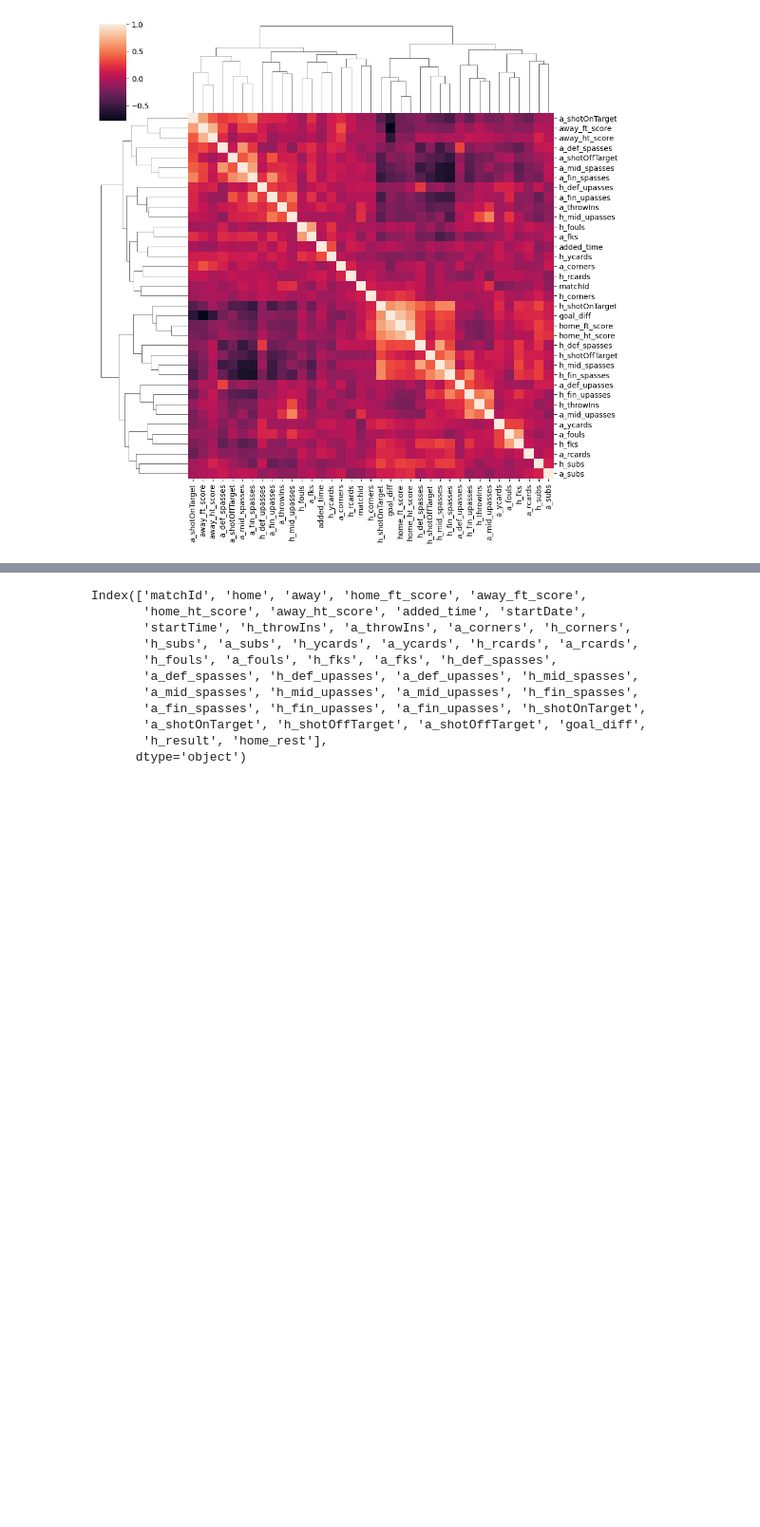
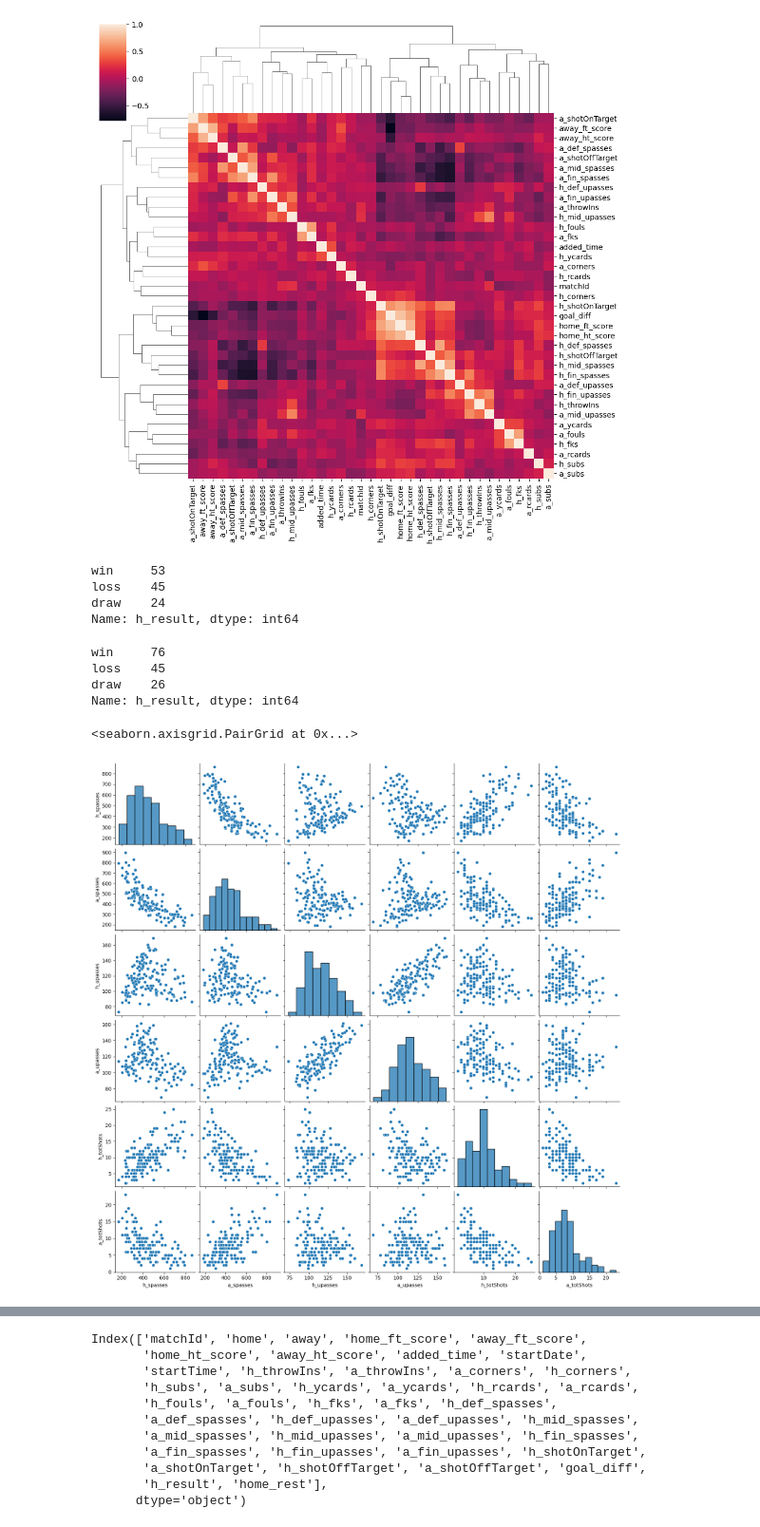
Before and after one commit to anguskhan/SPL_analysis, a Jupyter notebook: analysis.ipynb, the cells around one changed output, grey strips where cells are left out. Shown at 95% size. Saved outputs shown, nothing was run; the diff lists cells and outputs as text; code cells hidden in the pictures; blank space fills up the shorter version.

```diff
--- a/analysis.ipynb
+++ b/analysis.ipynb
@@ -7,7 +7,7 @@ import plotly.express as px
 # %%
 pd.set_option("display.max_columns", None)
 # %%
-df = pd.read_csv("scot_prem_stats.csv", index_col=0)
+df = pd.read_csv("../data/scot_prem_stats.csv", index_col=0)
 # %%
 print(list(df.columns))
 # %% [output]
@@ -423,5 +423,14 @@ colormap = {
 # %%
 df2["h_spasses"] = df2['h_def_spasses'] + df2['h_mid_spasses'] + df2['h_fin_spasses']
 df2["a_spasses"] = df2['a_def_spasses'] + df2['a_mid_spasses'] + df2['a_fin_spasses']
+df2["h_upasses"] = df2['h_def_upasses'] + df2['h_mid_upasses'] + df2['h_fin_upasses']
+df2["a_upasses"] = df2['a_def_upasses'] + df2['a_mid_upasses'] + df2['a_fin_upasses']
 df2["h_totShots"] = df2['h_shotOnTarget'] + df2['h_shotOffTarget']
 df2["a_totShots"] = df2['a_shotOnTarget'] + df2['a_shotOffTarget']
+# %%
+hwins
+# %% [output]
+win     53
+loss    45
+draw    24
+Name: h_result, dtype: int64
@@ -427,0 +441,20 @@ df2["a_totShots"] = df2['a_shotOnTarget'] + df2['a_shotOffTarget']
+# %%
+df2["h_result"].value_counts()
+# %% [output]
+win     76
+loss    45
+draw    26
+Name: h_result, dtype: int64
+# %%
+sns.pairplot(df2[["h_spasses", "a_spasses", "h_upasses", "a_upasses", "h_totShots", "a_totShots"]])
+
+#only the home side or away side have a high rate of successful passes, not both
+
+#home and away successful passess correlate well with the respective side's total shots
+
+#home and away unsuccessful passes correlate well with each other, i.e. if one side is being inaccurate with passes, the other side tends to as well
+
+#total shots is similar to successful passes in that only one side will dominate here
+# %% [output]
+<seaborn.axisgrid.PairGrid at 0x...>
+[figure, added]
```
Also changed, not shown: parts of 6 cells of this notebook.
